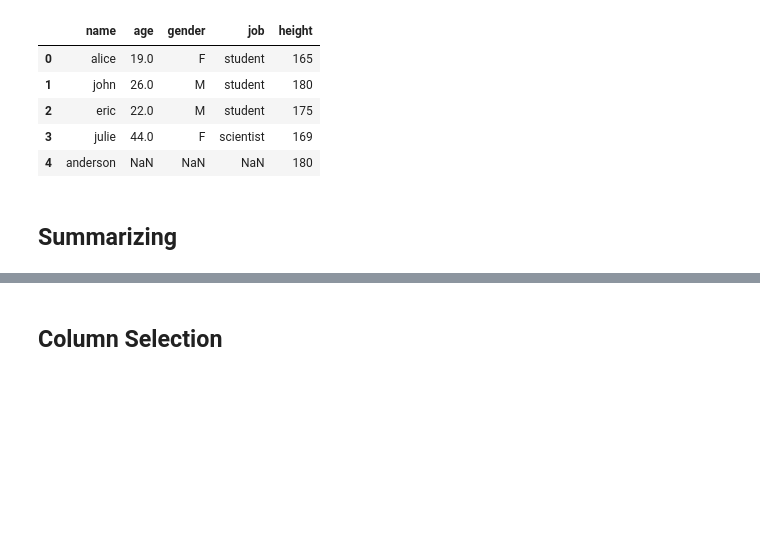
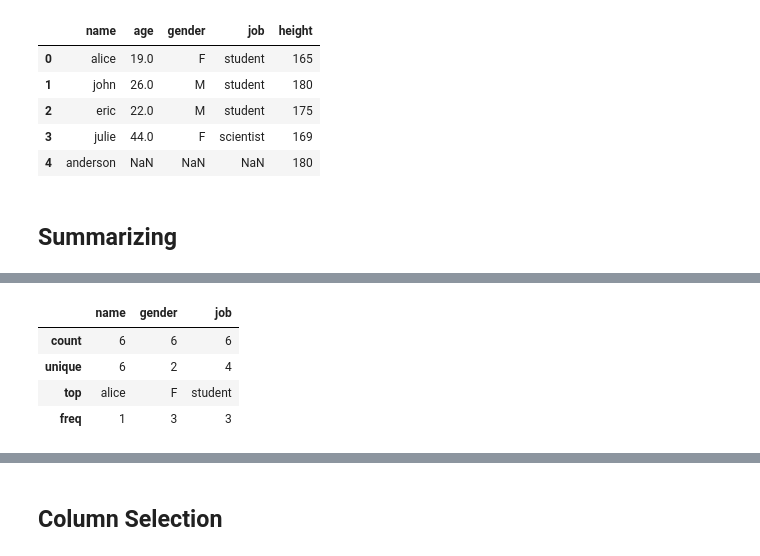
Before and after one commit to toarnabtrainer/AEC_ML_Batch_2_August_2026, a Jupyter notebook: Pandas.ipynb, the cells around one changed output, grey strips where cells are left out. Saved outputs shown, nothing was run; the diff lists cells and outputs as text; code cells hidden in the pictures; blank space fills up the shorter version.

```diff
--- a/Pandas.ipynb
+++ b/Pandas.ipynb
@@ -354,0 +445,8 @@ display(merge_right)
+# %%
+users.describe(include='object')
+# %% [output]
+|  | name | gender | job |
+| count | 6 | 6 | 6 |
+| unique | 6 | 2 | 4 |
+| top | alice | F | student |
+| freq | 1 | 3 | 3 |
```
Also changed, not shown: parts of 13 cells of this notebook.
